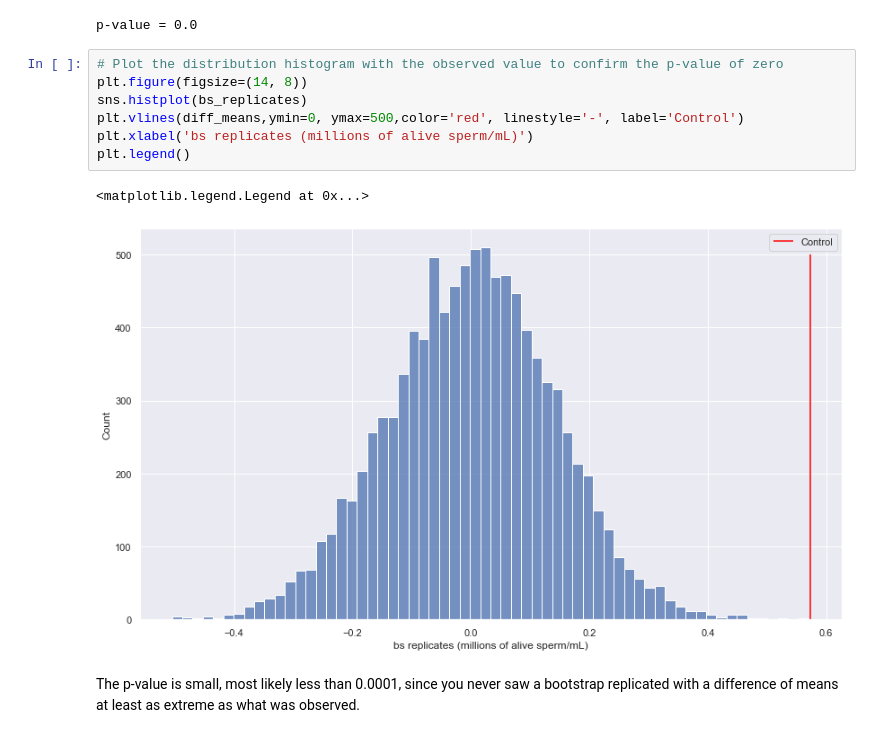
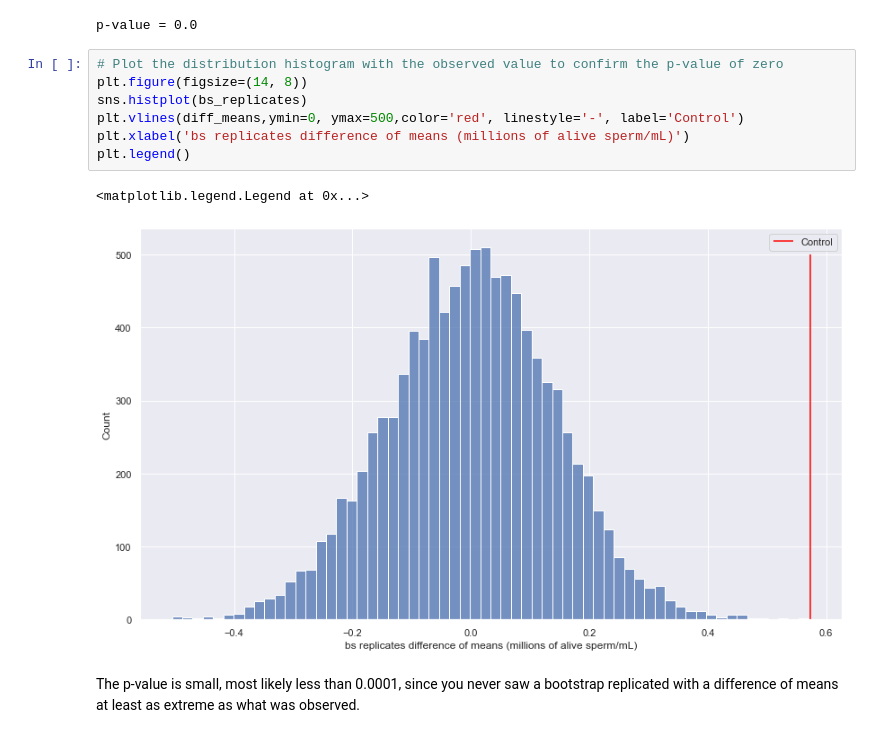
Before and after one commit to kipmadden/Statistical-Thinking, a Jupyter notebook: Bee sperm counts.ipynb, the cells around one changed output. Drawn from its saved outputs; the diff is of its cells as text.

```diff
--- a/Bee sperm counts.ipynb
+++ b/Bee sperm counts.ipynb
@@ -171,12 +171,12 @@ p-value = 0.0
 # %%
 # Plot the distribution histogram with the observed value to confirm the p-value of zero
 plt.figure(figsize=(14, 8))
 sns.histplot(bs_replicates)
 plt.vlines(diff_means,ymin=0, ymax=500,color='red', linestyle='-', label='Control')
-plt.xlabel('bs replicates (millions of alive sperm/mL)')
+plt.xlabel('bs replicates difference of means (millions of alive sperm/mL)')
 plt.legend()
 # %% [output]
 <matplotlib.legend.Legend at 0x...>
-[figure, old version]
+[figure, new version]
 # %% [markdown]
 The p-value is small, most likely less than 0.0001, since you never saw a bootstrap replicated with a difference of means at least as extreme as what was observed.
```
Also changed, not shown: 1 other file.
